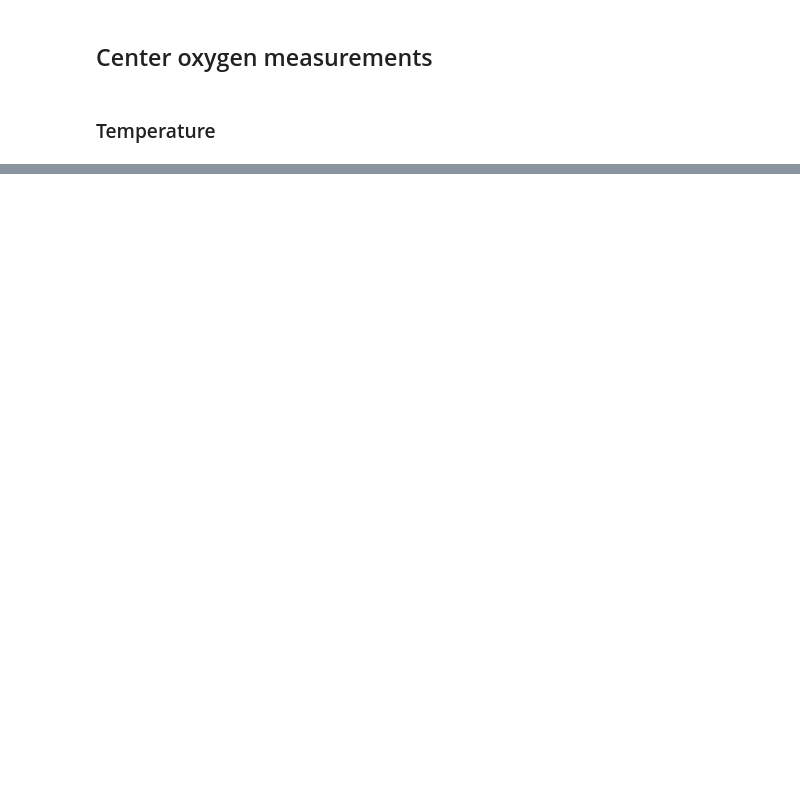
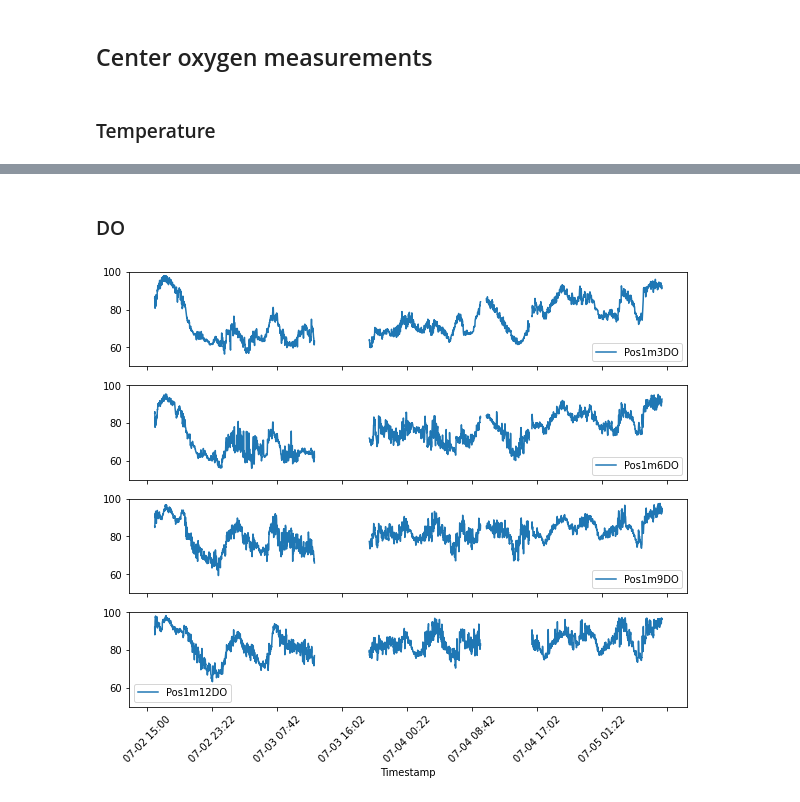
Before and after one commit to larsmmo/Master, a Jupyter notebook: src/visualization.ipynb, the cells around one changed output, grey strips where cells are left out. Cells and saved outputs as stored; diff of their text form; code cells hidden in the pictures; blank space fills up the shorter version.

```diff
--- a/src/visualization.ipynb
+++ b/src/visualization.ipynb
@@ -71,0 +77,8 @@ for i in range(3,13,3):
+# %% [markdown]
+### DO
+# %%
+fig, ax = plt.subplots(4,1)
+for key, i in enumerate(range(3,13,3)):
+    df.loc[:,'Pos1m' + str(i) + 'DO'].plot(ax=ax[key], rot = 45, legend=True, figsize=(10,8), sharex=True, sharey=True, ylim=(50,100))
+# %% [output]
+[figure, added]
```
Also changed, not shown: parts of 9 cells of this notebook, 1 other file.
